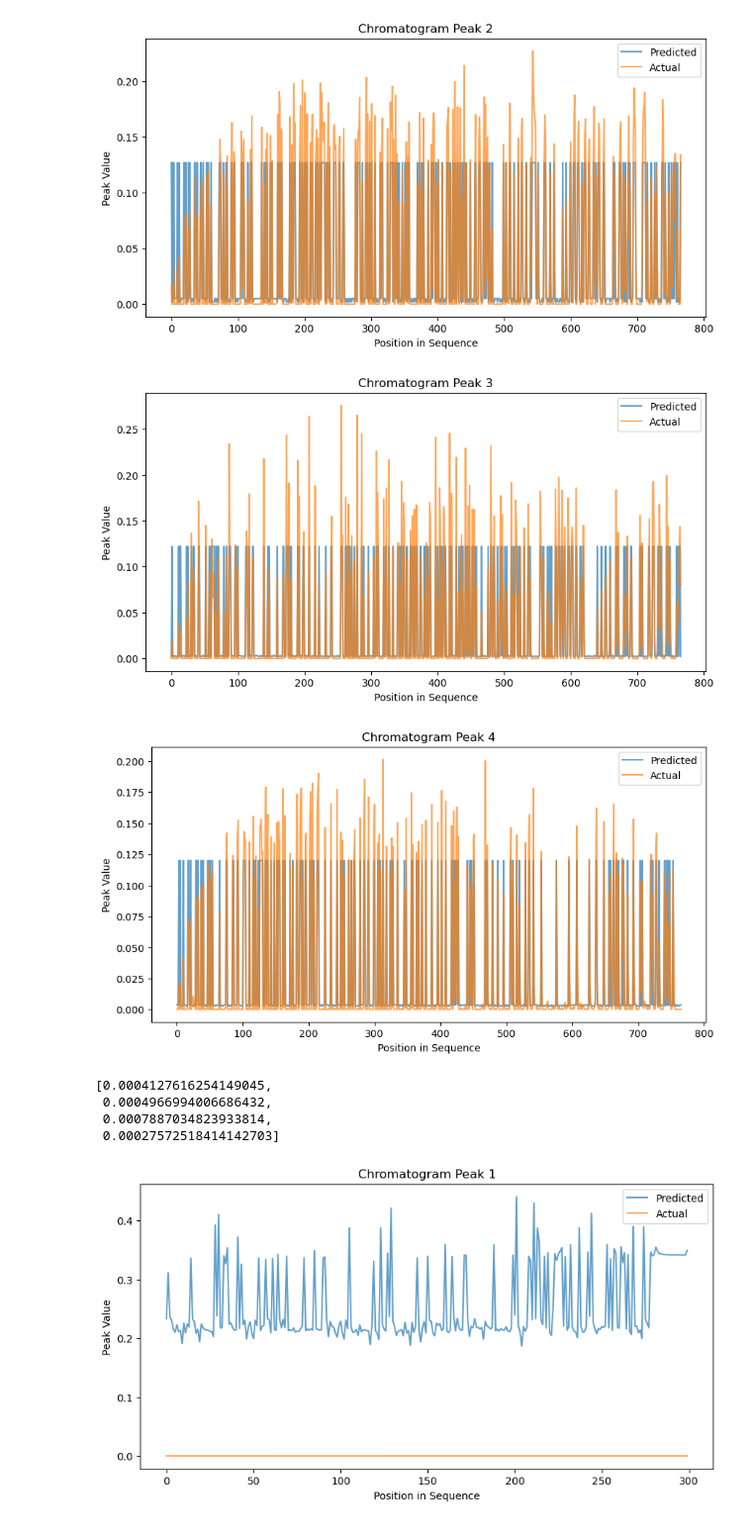
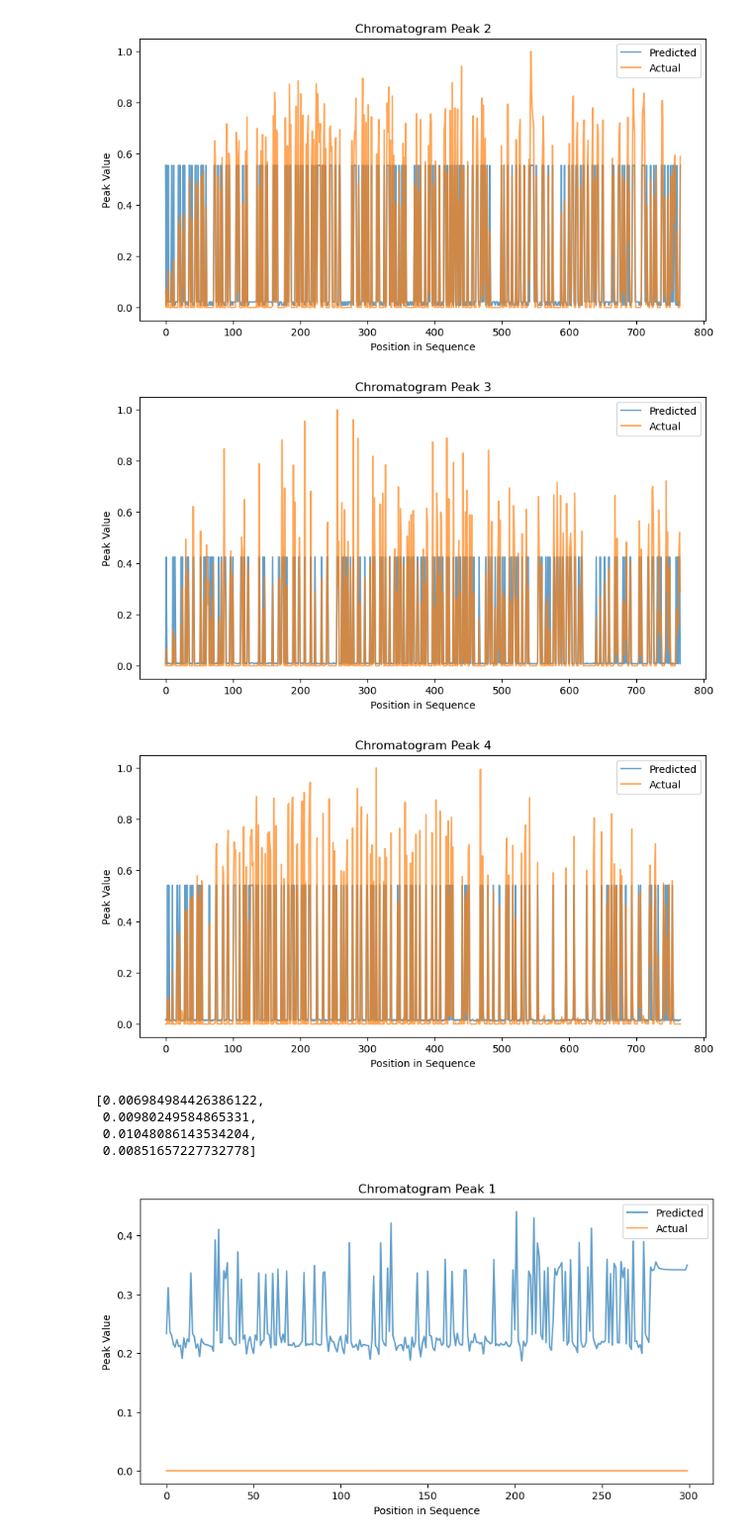
Before and after one commit to degtrdg/sanger-generator, a Jupyter notebook: eda_lstm_cnn_new.ipynb, the cells around one changed output. Shown at 99% size. Saved outputs shown, nothing was run; the diff lists cells and outputs as text; code cells hidden in the pictures.

Commit message:
check that last and test csv have similar minmax

```diff
--- a/eda_lstm_cnn_new.ipynb
+++ b/eda_lstm_cnn_new.ipynb
@@ -32,6 +32,10 @@ for csv_file in os.listdir(csv_folder):
     if len(csv_sequence) == 0 or len(fasta_sequence) == 0 or len(csv_sequence) != len(fasta_sequence):
        continue
 
+    # normalize csv_sequence
+    scaler = MinMaxScaler()
+    csv_sequence = scaler.fit_transform(csv_sequence)
+
     # Iterate through the sequences and accumulate the sums
     for i, nucleotide in enumerate(fasta_sequence):
         if nucleotide in 'ACGT':
@@ -49,0 +78,11 @@ nucleotide_averages
+# %%
+# The minmax scaler of test_csv_sequence and last_csv_sequence seem to give the same result
+# I want to check that the min and max for each column are the same
+
+# Check that the min and max for each column are the same
+for i in range(4):
+    print(f'Column {i}:')
+    print(f'Last CSV min: {last_csv_sequence[:, i].min()}')
+    print(f'Last CSV max: {last_csv_sequence[:, i].max()}')
+    print(f'Test CSV min: {test_csv_sequence[:, i].min()}')
+    print(f'Test CSV max: {test_csv_sequence[:, i].max()}')
@@ -59,11 +119,9 @@ test_csv_file = '/Users/danielgeorge/Documents/work/bio/bioinformatics/sanger-ge
 test_fasta_sequence = read_fasta(test_fasta_file)
 test_csv_sequence = read_csv(test_csv_file)
 
-# Load the saved MinMaxScaler model
-scaler = joblib.load('/Users/danielgeorge/Documents/work/bio/bioinformatics/sanger-generator/data_processing/minmax_scaler.pkl')
-
-# Transform the test CSV sequence using the loaded scaler
-test_csv_sequence = scaler.transform(test_csv_sequence)
+# normalize the test CSV sequence
+# scaler = MinMaxScaler()
+test_csv_sequence = scaler.fit_transform(test_csv_sequence)
 
 # Lists to store predictions and actual values
 predictions = []
@@ -94,6 +152,6 @@ for i in range(4):
-[figure, old version]
+[figure, new version]
-[figure, old version]
+[figure, new version]
-[figure, old version]
+[figure, new version]
 # %%
 from sklearn.metrics import mean_squared_error
 
@@ -102,11 +160,17 @@ mse_values = [mean_squared_error(actual_values[:, i], predictions[:, i]) for i i
 
 # Return the MSE for each peak
 mse_values
+# minmax from prev iteration
+# [0.006984984426386122,
+#  0.00980249584865331,
+#  0.01048086143534204,
+#  0.00851657227732778]
+# own minmax
 # %% [output]
-[0.0004127616254149045,
- 0.0004966994006686432,
- 0.0007887034823933814,
- 0.00027572518414142703]
+[0.006984984426386122,
+ 0.00980249584865331,
+ 0.01048086143534204,
+ 0.00851657227732778]
 # %%
 import torch
 import matplotlib.pyplot as plt
```
Also changed, not shown: parts of 6 cells of this notebook, 2 other files.
